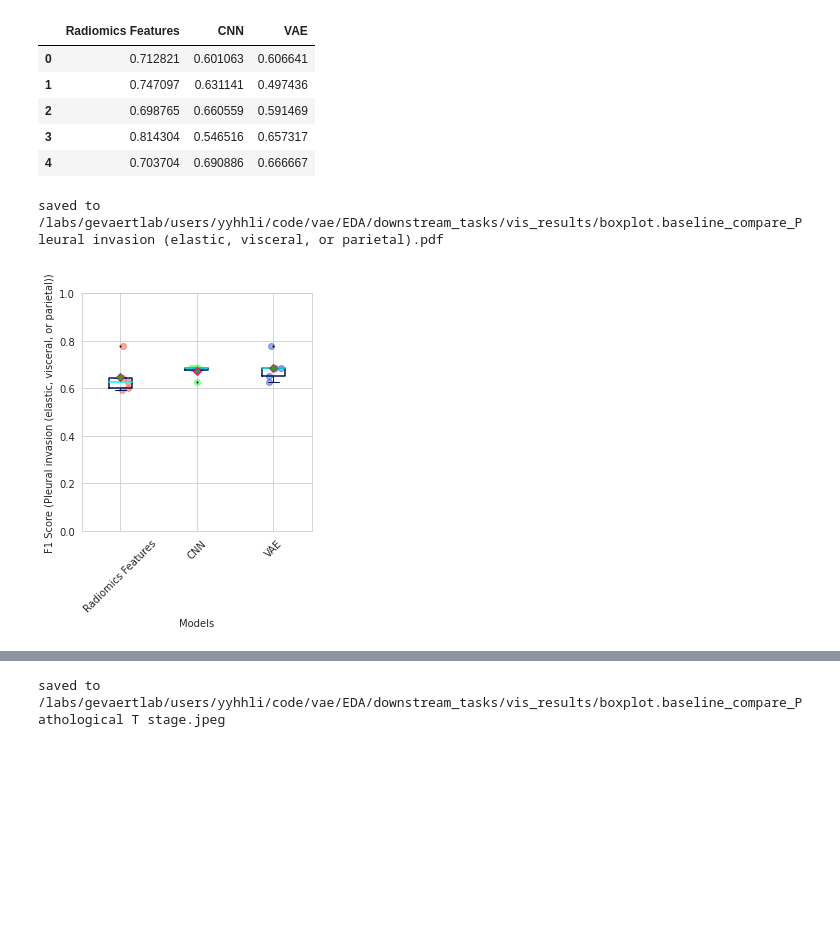
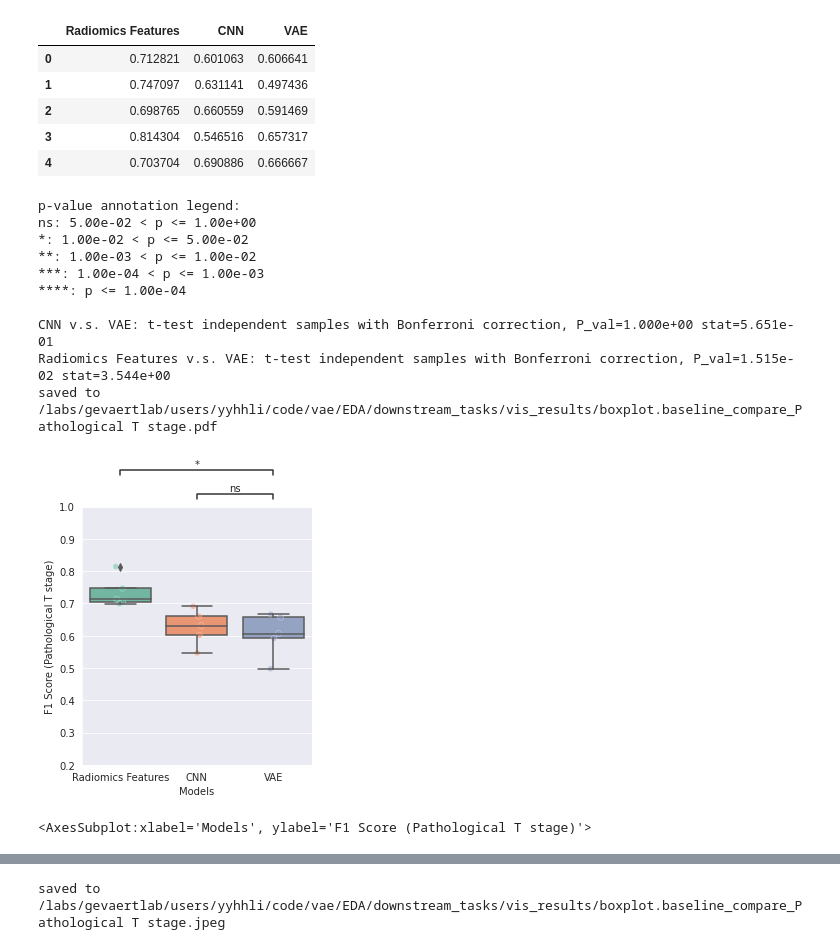
Before and after one commit to gevaertlab/Variational-Auto-Encoder, a Jupyter notebook: EDA/baselines/vis_baseline_comparison_boxplot.ipynb, the cells around one changed output, grey strips where cells are left out. Cells and saved outputs as stored; diff of their text form; code cells hidden in the pictures; blank space fills up the shorter version.

Commit message:
visualization

```diff
--- a/EDA/baselines/vis_baseline_comparison_boxplot.ipynb
+++ b/EDA/baselines/vis_baseline_comparison_boxplot.ipynb
@@ -152,8 +178,20 @@ data
 | 3 | 0.814304 | 0.546516 | 0.657317 |
 | 4 | 0.703704 | 0.690886 | 0.666667 |
 # %%
-plot_box(data, save_path=f"/labs/gevaertlab/users/yyhhli/code/vae/EDA/downstream_tasks/vis_results/boxplot.baseline_compare_{label_name}.pdf", xlabel="Models", ylabel=f"F1 Score ({label_name})", ylim=(0, 1))
+plot_box(data, box_pairs=[("VAE", "CNN"), ("VAE", "Radiomics Features")], ylim=(0.2, 1),
+    save_path=f"/labs/gevaertlab/users/yyhhli/code/vae/EDA/downstream_tasks/vis_results/boxplot.baseline_compare_{label_name}.pdf",
+    xlabel="Models", ylabel=f"F1 Score ({label_name})")
 # %% [output]
-saved to /labs/gevaertlab/users/yyhhli/code/vae/EDA/downstream_tasks/vis_results/boxplot.baseline_compare_Pleural invasion (elastic, visceral, or parietal).pdf
+p-value annotation legend:
+ns: 5.00e-02 < p <= 1.00e+00
+*: 1.00e-02 < p <= 5.00e-02
+**: 1.00e-03 < p <= 1.00e-02
+***: 1.00e-04 < p <= 1.00e-03
+****: p <= 1.00e-04
+
+CNN v.s. VAE: t-test independent samples with Bonferroni correction, P_val=1.000e+00 stat=5.651e-01
+Radiomics Features v.s. VAE: t-test independent samples with Bonferroni correction, P_val=1.515e-02 stat=3.544e+00
+saved to /labs/gevaertlab/users/yyhhli/code/vae/EDA/downstream_tasks/vis_results/boxplot.baseline_compare_Pathological T stage.pdf
-[figure, old version]
+[figure, new version]
+<AxesSubplot:xlabel='Models', ylabel='F1 Score (Pathological T stage)'>
 # %%
```
Also changed, not shown: parts of 2 cells of this notebook, 9 other files.
